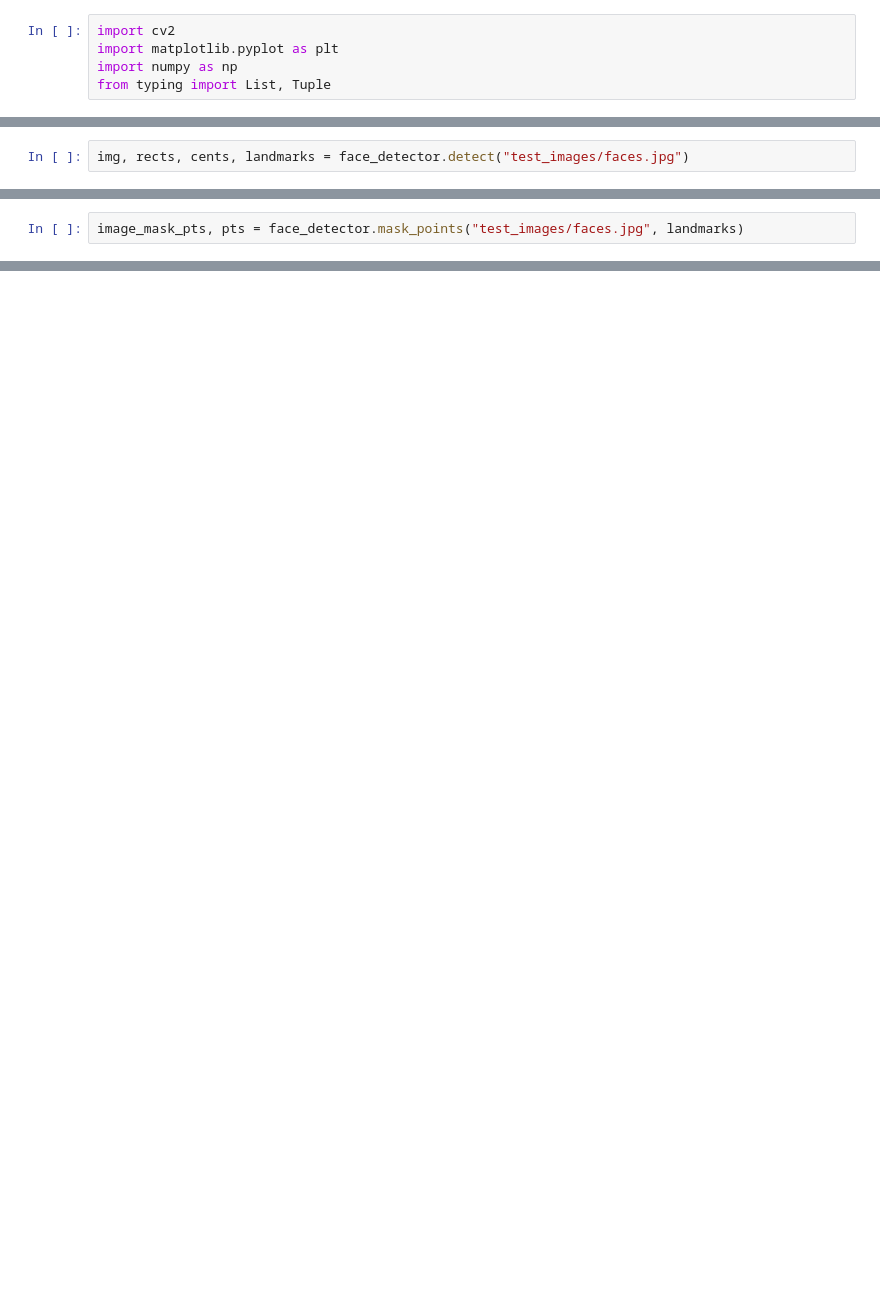
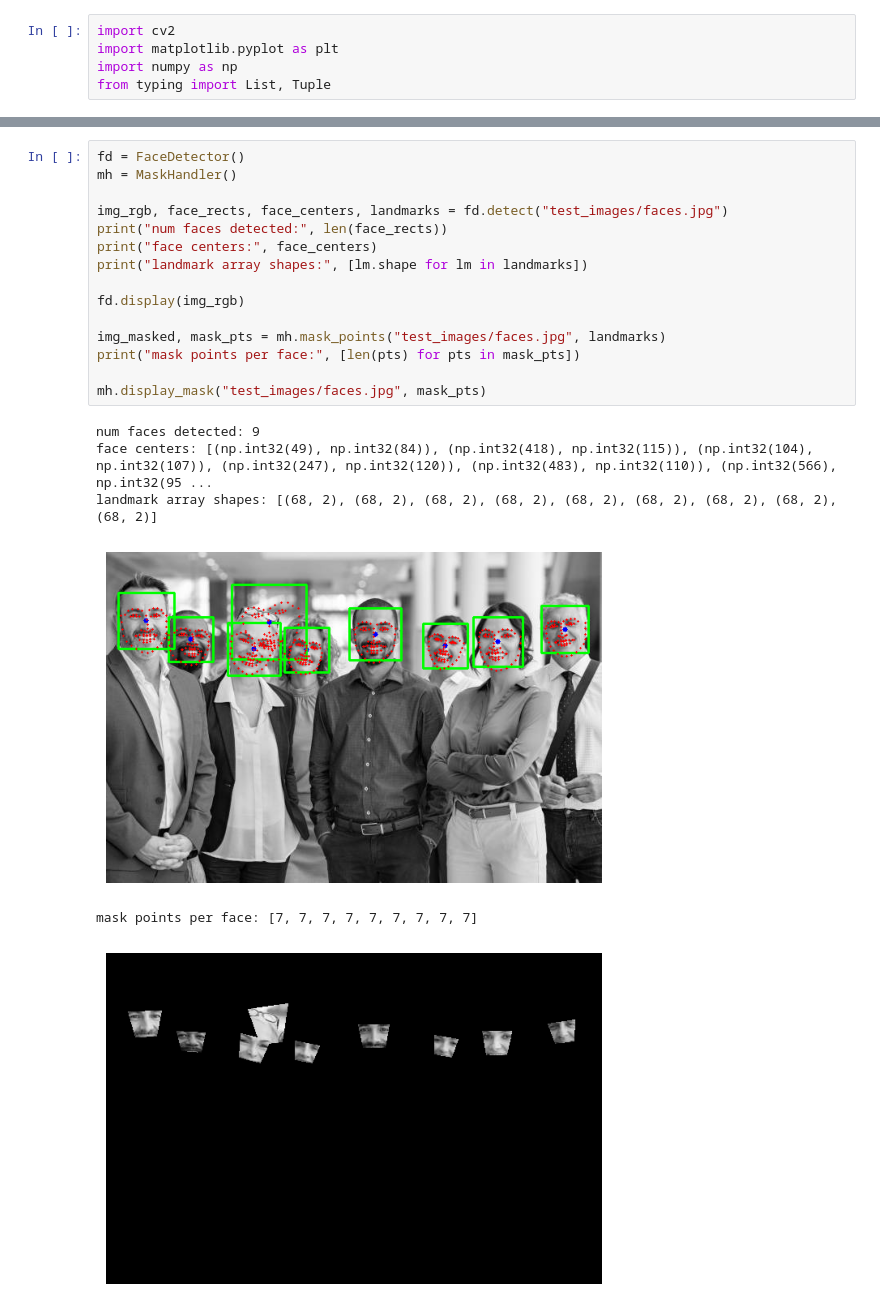
Before and after one commit to icingtea/skin_detection, a Jupyter notebook: testing_jia.ipynb, the cells around one changed output, grey strips where cells are left out. Cells and saved outputs as stored; diff of their text form; blank space fills up the shorter version.

```diff
--- a/testing_jia.ipynb
+++ b/testing_jia.ipynb
@@ -111,2 +62,0 @@ face_detector = FaceDetector()
-# %%
-img, rects, cents, landmarks = face_detector.detect("test_images/faces.jpg")
@@ -117,2 +62,0 @@ face_detector.display(img)
-# %%
-image_mask_pts, pts = face_detector.mask_points("test_images/faces.jpg", landmarks)
@@ -147,0 +115,22 @@ class SuperpixelFeatureExtractor(region_size = 10):
+# %%
+fd = FaceDetector()
+mh = MaskHandler()
+
+img_rgb, face_rects, face_centers, landmarks = fd.detect("test_images/faces.jpg")
+print("num faces detected:", len(face_rects))
+print("face centers:", face_centers)
+print("landmark array shapes:", [lm.shape for lm in landmarks])
+
+fd.display(img_rgb)
+
+img_masked, mask_pts = mh.mask_points("test_images/faces.jpg", landmarks)
+print("mask points per face:", [len(pts) for pts in mask_pts])
+
+mh.display_mask("test_images/faces.jpg", mask_pts)
+# %% [output]
+num faces detected: 9
+face centers: [(np.int32(49), np.int32(84)), (np.int32(418), np.int32(115)), (np.int32(104), np.int32(107)), (np.int32(247), np.int32(120)), (np.int32(483), np.int32(110)), (np.int32(566), np.int32(95 ...
+landmark array shapes: [(68, 2), (68, 2), (68, 2), (68, 2), (68, 2), (68, 2), (68, 2), (68, 2), (68, 2)]
+[figure, added]
+mask points per face: [7, 7, 7, 7, 7, 7, 7, 7, 7]
+[figure, added]
```
Also changed, not shown: parts of 8 cells of this notebook, 1 other file.
